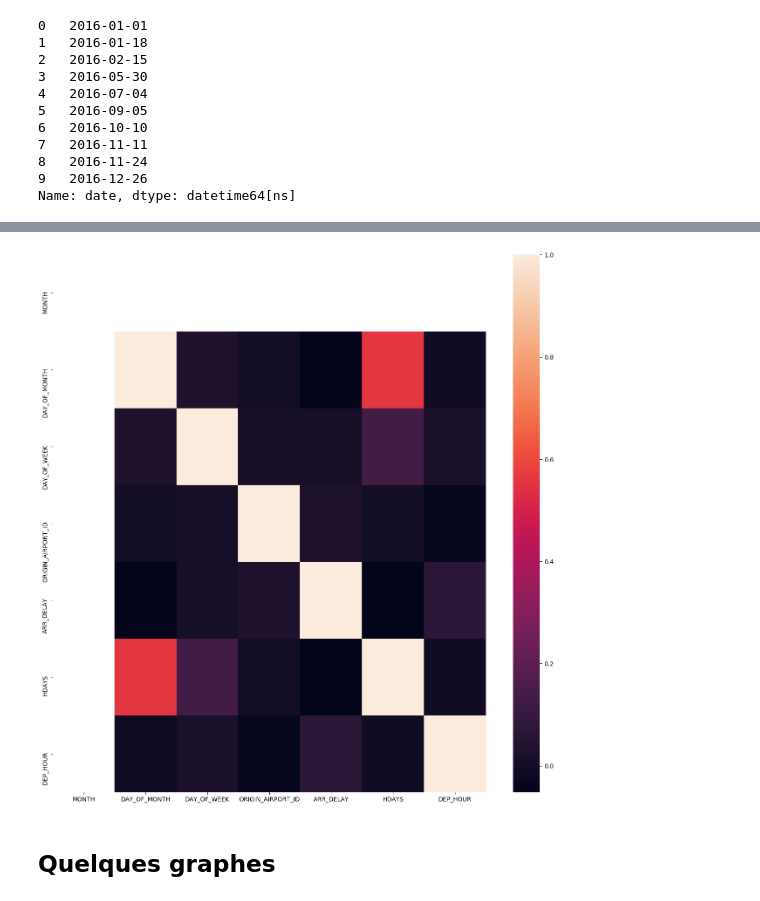
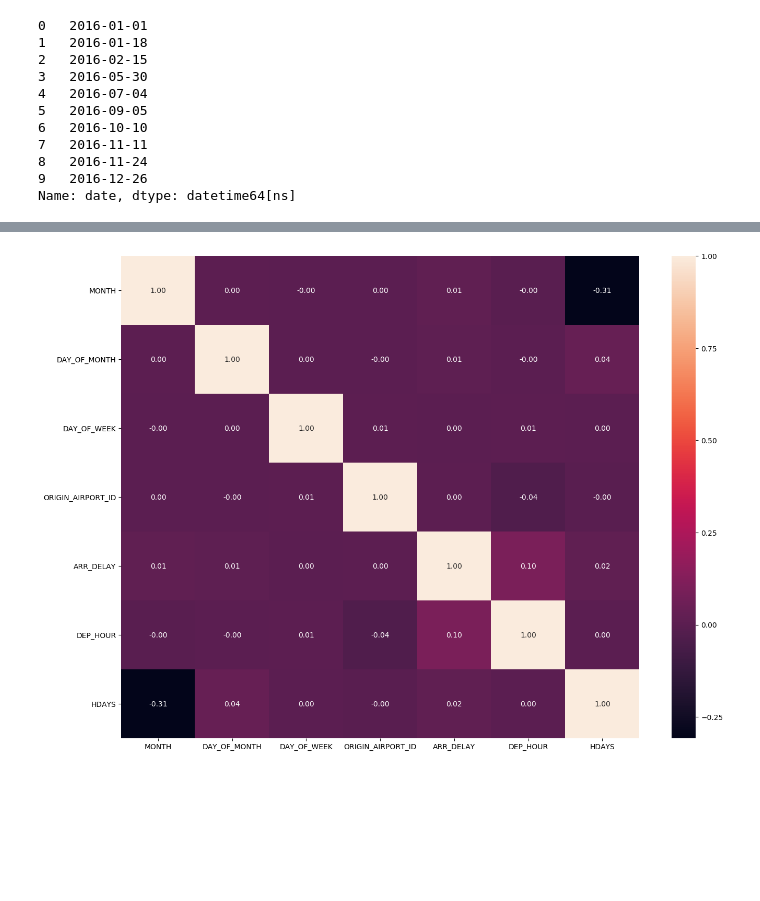
Before and after one commit to morganscao/Projet4, a Jupyter notebook: Notebooks/Projet4 - Analyse.ipynb, the cells around one changed output, grey strips where cells are left out. Cells and saved outputs as stored; diff of their text form; code cells hidden in the pictures; blank space fills up the shorter version.

```diff
--- a/Notebooks/Projet4 - Analyse.ipynb
+++ b/Notebooks/Projet4 - Analyse.ipynb
@@ -263,14 +366,0 @@ hdaysDF
-# %%
-# Ensuite on impute à chaque ligne
-def InputDays(month, day):
-    return int(hdaysDF[hdaysDF.MONTH==month][hdaysDF.DAY_OF_MONTH==day].HDAYS)
-
-dataraw['HDAYS'] = list(map(InputDays, dataraw.MONTH, dataraw.DAY_OF_MONTH))
-# %%
-# Pas besoin d'une aussi grande précision, gardons seulement l'heure
-if 'CRS_ARR_TIME' in dataraw.columns:
-    dataraw['ARR_HOUR'] = (dataraw['CRS_ARR_TIME'] / 100).astype(int)
-    dataraw = DropCol(dataraw, 'CRS_ARR_TIME')
-if 'CRS_DEP_TIME' in dataraw.columns:
-    dataraw['DEP_HOUR'] = (dataraw['CRS_DEP_TIME'] / 100).astype(int)
-    dataraw = DropCol(dataraw, 'CRS_DEP_TIME')
@@ -276,0 +402,4 @@ if 'CRS_DEP_TIME' in dataraw.columns:
+# %%
+for i in range(1, 13):
+    n = '2016_%0*d' % (2, i)
+    TreatFile(n)
@@ -276,0 +438,17 @@ if 'CRS_DEP_TIME' in dataraw.columns:
+# %%
+filename = '2016_'
+# Récupération du 1er fichier
+dataraw = pd.read_csv(CT_DIR_DATA + filename + '01_ready.csv', sep="\t", encoding='utf-8')
+print(dataraw.shape)
+print(dataraw.columns)
+
+if ALLFILES:
+    # Concaténation de toutes les données
+    for i in range(2, 13):
+        n = CT_DIR_DATA + filename + '%0*d' % (2, i) + '_ready.csv'
+        print('reading', n, '...')
+        f = pd.read_csv(n, sep="\t", encoding='utf-8')
+        print('shape ', f.shape)
+        dataraw = dataraw.append(f, ignore_index=True)
+        dataraw.index = range(len(dataraw.index))
+print(dataraw.shape)
@@ -277,9 +481,7 @@ if 'CRS_DEP_TIME' in dataraw.columns:
 # %%
 #Correlation Heat Map
-plt.figure(figsize=(16, 16))
-sns.heatmap(dataraw.corr())
+plt.figure(figsize=(16, 12))
+sns.heatmap(dataraw.corr(), annot = True,fmt = ".2f",cbar = True)
 plt.show()
 # %% [output]
-[figure, old version]
+[figure, new version]
-# %% [markdown]
-## Quelques graphes
```
Also changed, not shown: parts of 68 cells of this notebook, 51 other files.
